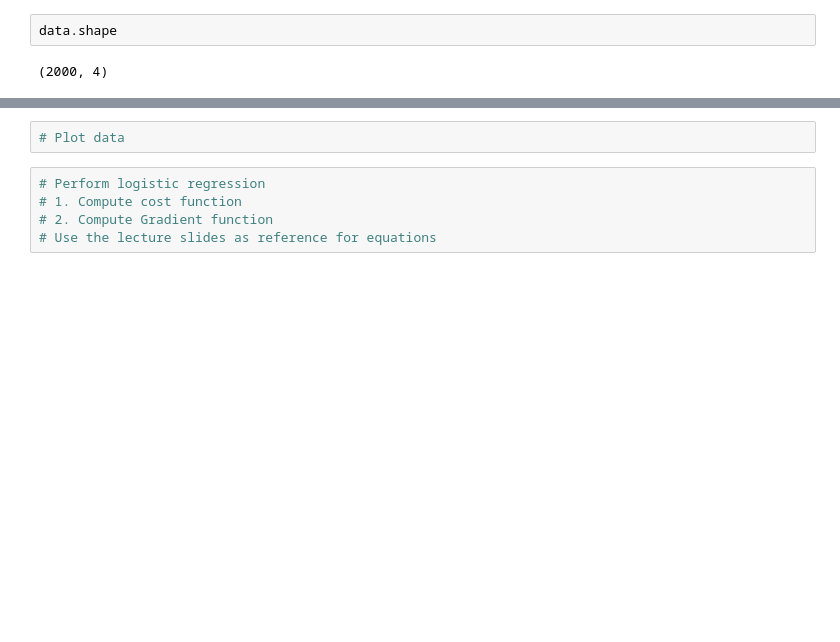
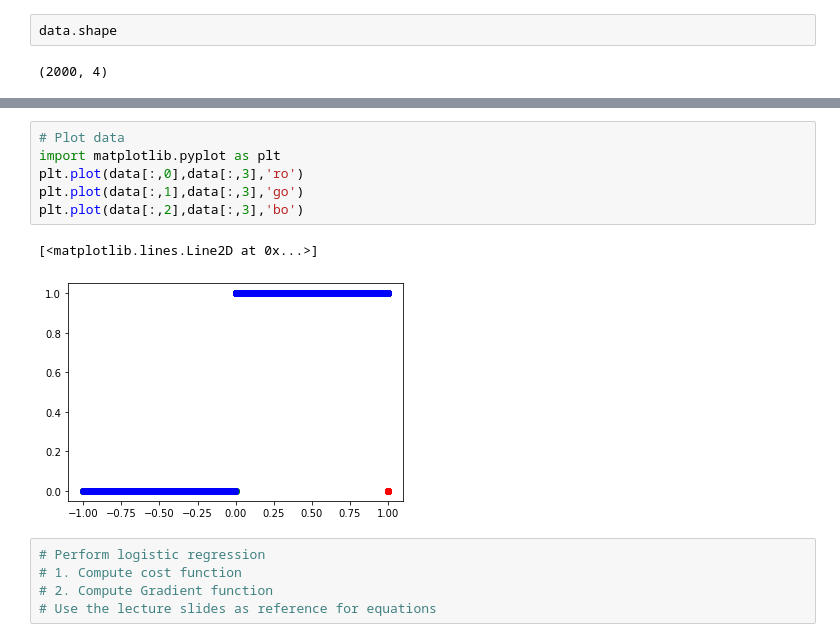
Before and after one commit to nmannan97/CMPE257_HW3, a Jupyter notebook: HW3.ipynb, the cells around one changed output, grey strips where cells are left out. Cells and saved outputs as stored; diff of their text form; blank space fills up the shorter version.

```diff
--- a/HW3.ipynb
+++ b/HW3.ipynb
@@ -45,5 +55,12 @@ array([[ 1.        ,  0.21748829,  0.33043073,  1.        ],
-# %%
-# Plot data
+# %%
+# Plot data
+import matplotlib.pyplot as plt
+plt.plot(data[:,0],data[:,3],'ro')
+plt.plot(data[:,1],data[:,3],'go')
+plt.plot(data[:,2],data[:,3],'bo')
+# %% [output]
+[<matplotlib.lines.Line2D at 0x...>]
+[figure, added]
 # %%
 # Perform logistic regression
 # 1. Compute cost function
```
Also changed, not shown: parts of 2 cells of this notebook, 2 other files.
